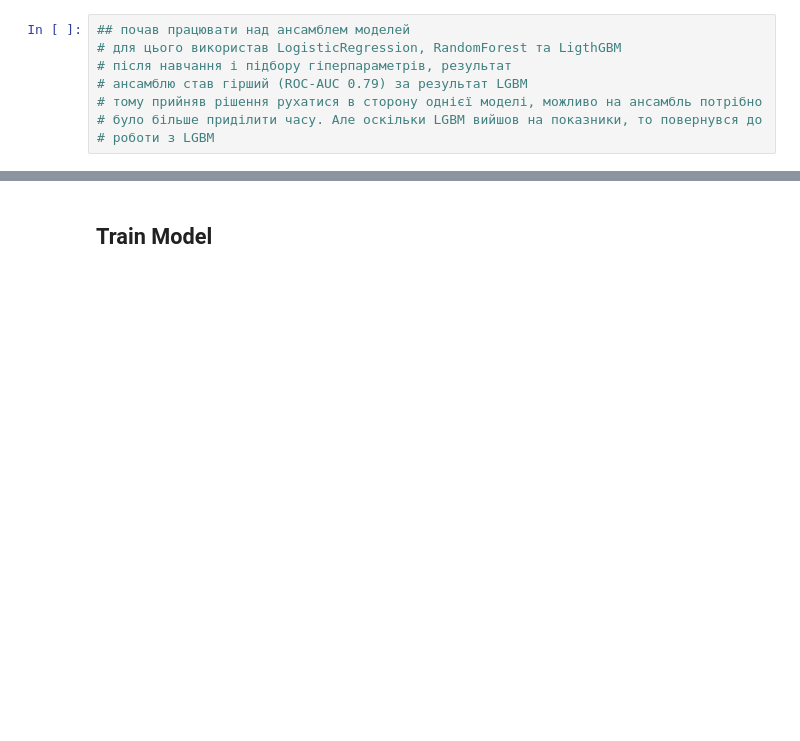
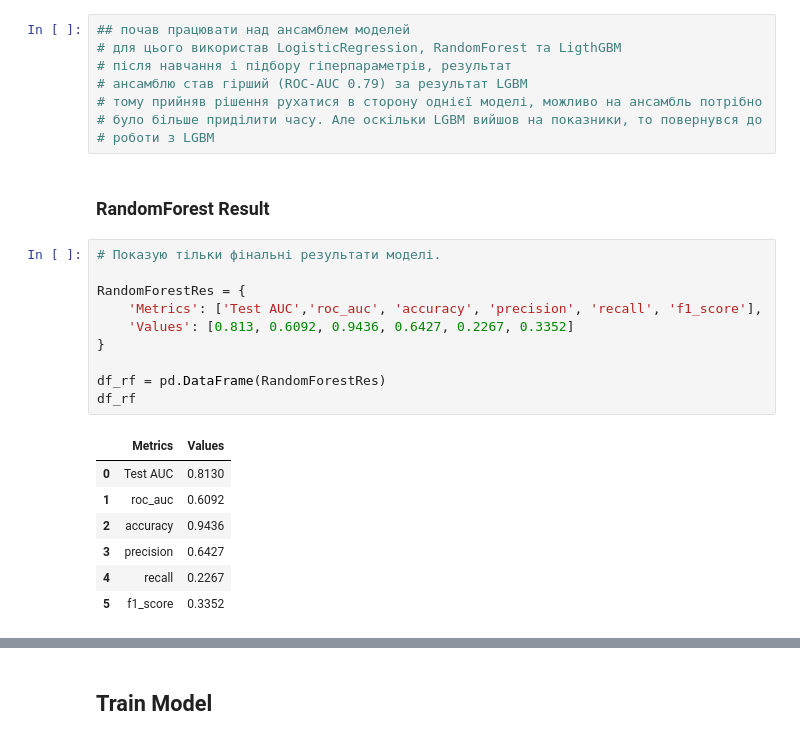
Before and after one commit to volry/subscriber-churn, a Jupyter notebook: BDL-final.ipynb, the cells around one changed output, grey strips where cells are left out. Saved outputs shown, nothing was run; the diff lists cells and outputs as text; blank space fills up the shorter version.

```diff
--- a/BDL-final.ipynb
+++ b/BDL-final.ipynb
@@ -393,3 +393,23 @@ df_sorted.to_excel('missing_important_fea.xlsx')
 # тому прийняв рішення рухатися в сторону однієї моделі, можливо на ансамбль потрібно
 # було більше приділити часу. Але оскільки LGBM вийшов на показники, то повернувся до
 # роботи з LGBM
+# %% [markdown]
+### RandomForest Result
+# %%
+# Показую тільки фінальні результати моделі.
+
+RandomForestRes = {
+    'Metrics': ['Test AUC','roc_auc', 'accuracy', 'precision', 'recall', 'f1_score'],
+    'Values': [0.813, 0.6092, 0.9436, 0.6427, 0.2267, 0.3352]
+}
+
+df_rf = pd.DataFrame(RandomForestRes)
+df_rf
+# %% [output]
+|  | Metrics | Values |
+| 0 | Test AUC | 0.8130 |
+| 1 | roc_auc | 0.6092 |
+| 2 | accuracy | 0.9436 |
+| 3 | precision | 0.6427 |
+| 4 | recall | 0.2267 |
+| 5 | f1_score | 0.3352 |
```
Also changed, not shown: parts of 11 cells of this notebook, 4 other files.
